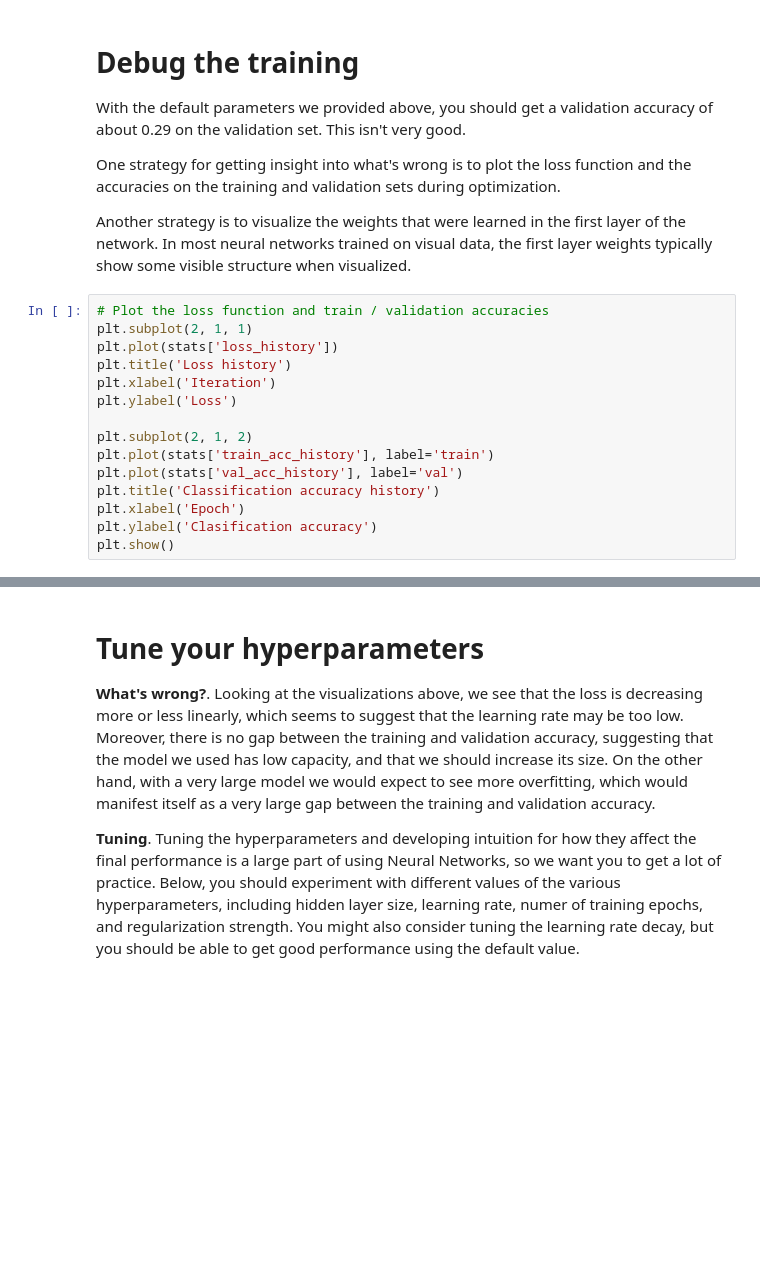
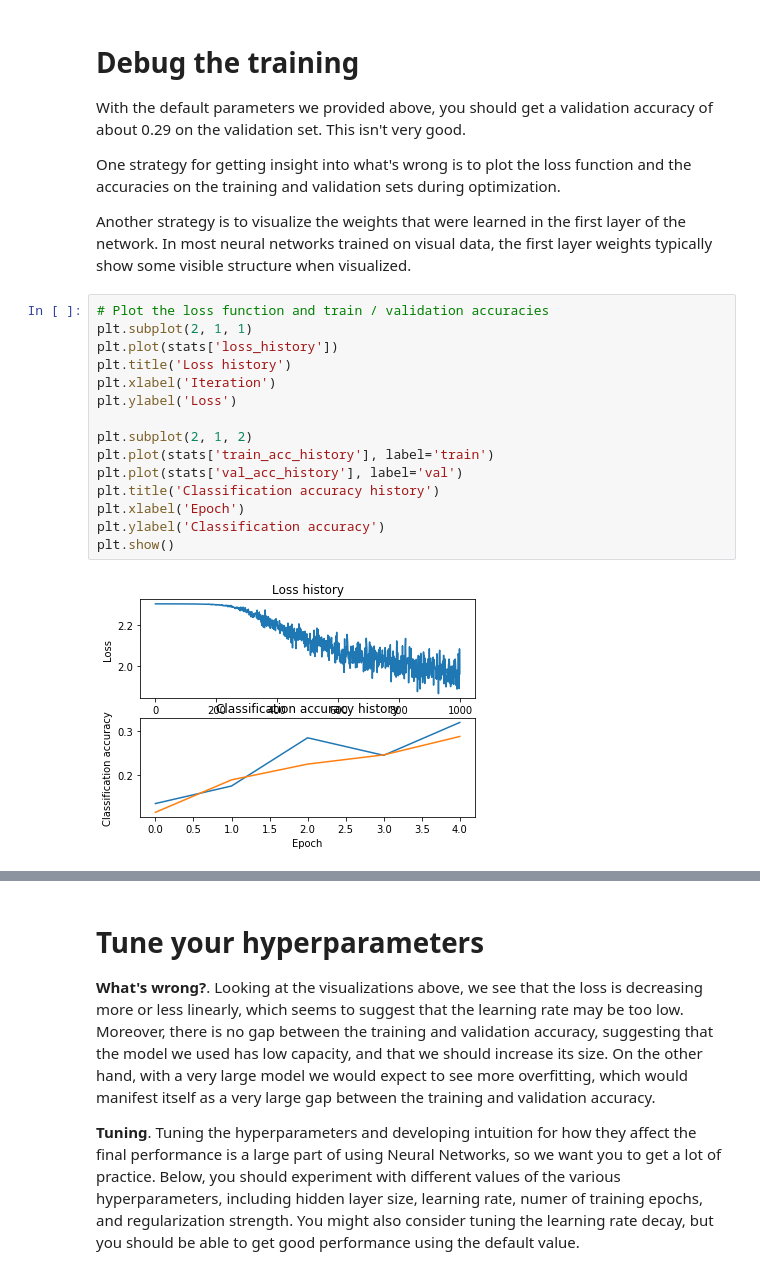
Before and after one commit to baek-jinoo/cs231n_assignments, a Jupyter notebook: assignment1/two_layer_net.ipynb, the cells around one changed output, grey strips where cells are left out. Cells and saved outputs as stored; diff of their text form; blank space fills up the shorter version.

```diff
--- a/assignment1/two_layer_net.ipynb
+++ b/assignment1/two_layer_net.ipynb
@@ -218,18 +246,20 @@ Another strategy is to visualize the weights that were learned in the first laye
 # %%
 # Plot the loss function and train / validation accuracies
 plt.subplot(2, 1, 1)
 plt.plot(stats['loss_history'])
 plt.title('Loss history')
 plt.xlabel('Iteration')
 plt.ylabel('Loss')
 
 plt.subplot(2, 1, 2)
 plt.plot(stats['train_acc_history'], label='train')
 plt.plot(stats['val_acc_history'], label='val')
 plt.title('Classification accuracy history')
 plt.xlabel('Epoch')
-plt.ylabel('Clasification accuracy')
+plt.ylabel('Classification accuracy')
 plt.show()
+# %% [output]
+[figure, added]
 # %%
 from cs231n.vis_utils import visualize_grid
 
```
Also changed, not shown: parts of 5 cells of this notebook, 1 other file.
